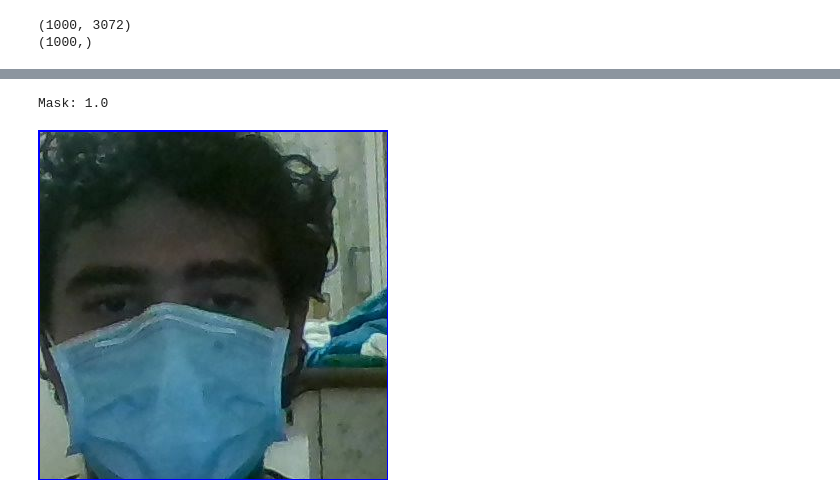
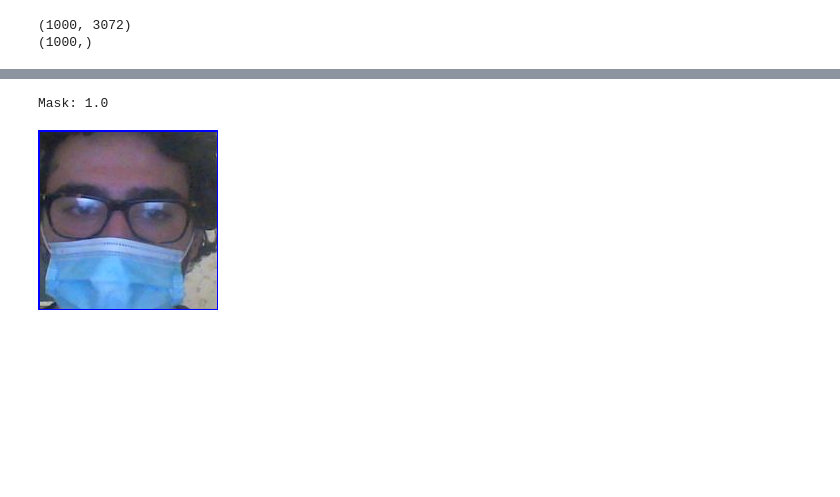
Before and after one commit to visiont3lab/covid-mask-classifier, a Jupyter notebook: Classification_Project.ipynb, the cells around one changed output, grey strips where cells are left out. Drawn from its saved outputs; the diff is of its cells as text; code cells hidden in the pictures; blank space fills up the shorter version.

```diff
--- a/Classification_Project.ipynb
+++ b/Classification_Project.ipynb
@@ -314,18 +434,20 @@ class FaceMaskDetector:
     def __init__(self):
         self.model_face = cv2.CascadeClassifier('models/haarcascade/haarcascade_frontalface_default.xml')
         self.model_mask = load_model_joblib("model.pkl")
+        self.size = 32
+        self.channel = 3
 
     def run(self, image):
-        faces = self.model_face.detectMultiScale(image, 1.2,5)
+        faces = self.model_face.detectMultiScale(image,scaleFactor=1.05,minNeighbors=3 )
         for (x,y,w,h) in faces:
             #print("Face found")
             roi = image[y:y+h,x:x+w]
             # HA oppure non  ha la mascherina
-            roi_resized = cv2.resize(roi,(32,32))
+            roi_resized = cv2.resize(roi,( self.size , self.size ))
             #print(roi_resized.shape)
             roi_resized = roi_resized[np.newaxis,:,:,:]
             #print(roi_resized.shape)
-            vec = roi_resized.reshape(1,32*32*3)
+            vec = roi_resized.reshape(1,self.size*self.size*self.channel)
             #print(vec.shape)
             res = self.model_mask.predict_proba(vec)
             #print(res.shape)
@@ -339,11 +461,11 @@ class FaceMaskDetector:
 
     def run_roi(self, roi):
         # HA oppure non  ha la mascherina
-        roi_resized = cv2.resize(roi,(32,32))
+        roi_resized = cv2.resize(roi,(self.size,self.size))
         #print(roi_resized.shape)
         roi_resized = roi_resized[np.newaxis,:,:,:]
         #print(roi_resized.shape)
-        vec = roi_resized.reshape(1,32*32*3)
+        vec = roi_resized.reshape(1,self.size*self.size*self.channel)
         #print(vec.shape)
         res = self.model_mask.predict_proba(vec)
         #print(res.shape)
@@ -360,6 +482,8 @@ class FaceMaskDetectorDeep:
         self.net = cv2.dnn.readNet(prototxtPath, weightsPath)
         self.confidence = 0.4
         self.model_mask = load_model_joblib("model.pkl")
+        self.size = 32
+        self.channel = 3
 
     def run(self, image):
         orig = image.copy()
@@ -396,11 +520,11 @@ class FaceMaskDetectorDeep:
                 roi = image[y:y+h,x:x+w]
 
                 # HA oppure non  ha la mascherina
-                roi_resized = cv2.resize(roi,(32,32))
+                roi_resized = cv2.resize(roi,(self.size,self.size))
                 #print(roi_resized.shape)
                 roi_resized = roi_resized[np.newaxis,:,:,:]
                 #print(roi_resized.shape)
-                vec = roi_resized.reshape(1,32*32*3)
+                vec = roi_resized.reshape(1,self.size*self.size*self.channel)
                 #print(vec.shape)
                 res = self.model_mask.predict_proba(vec)
                 #print(res.shape)
@@ -414,14 +550,14 @@ class FaceMaskDetectorDeep:
 # %%
 im = cv2.imread("photo.jpg",1)
-x = 500
+x = 250
 y = 160
-w = 350
-h = 350
+w = 180
+h = 180
 cv2.rectangle(im,(x,y),(x+w,y+h),(255,0,0),2)
 roi = im[y:y+h,x:x+w]
+#cv2_imshow(im)
 cf = FaceMaskDetector()
 cf.run_roi(roi)
-#cv2_imshow(im)
 # %% [output]
 Mask: 1.0
-[figure, old version]
+[figure, new version]
```
Also changed, not shown: parts of 17 cells of this notebook.
